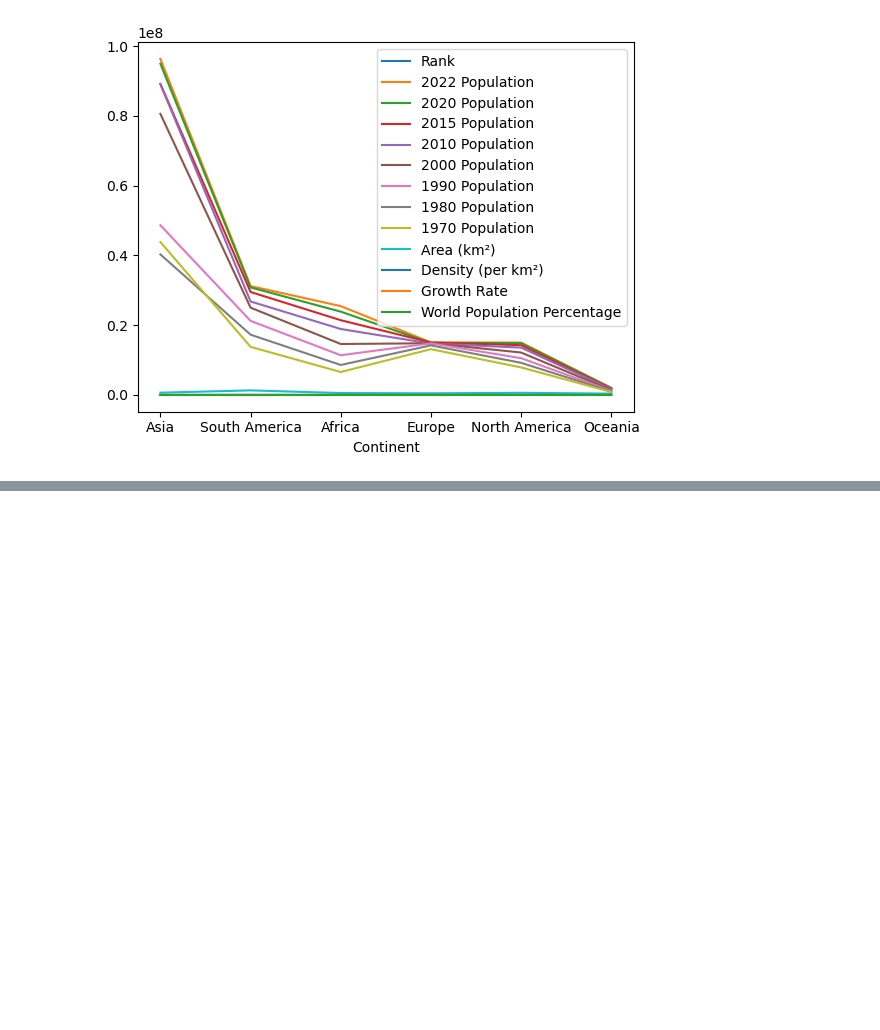
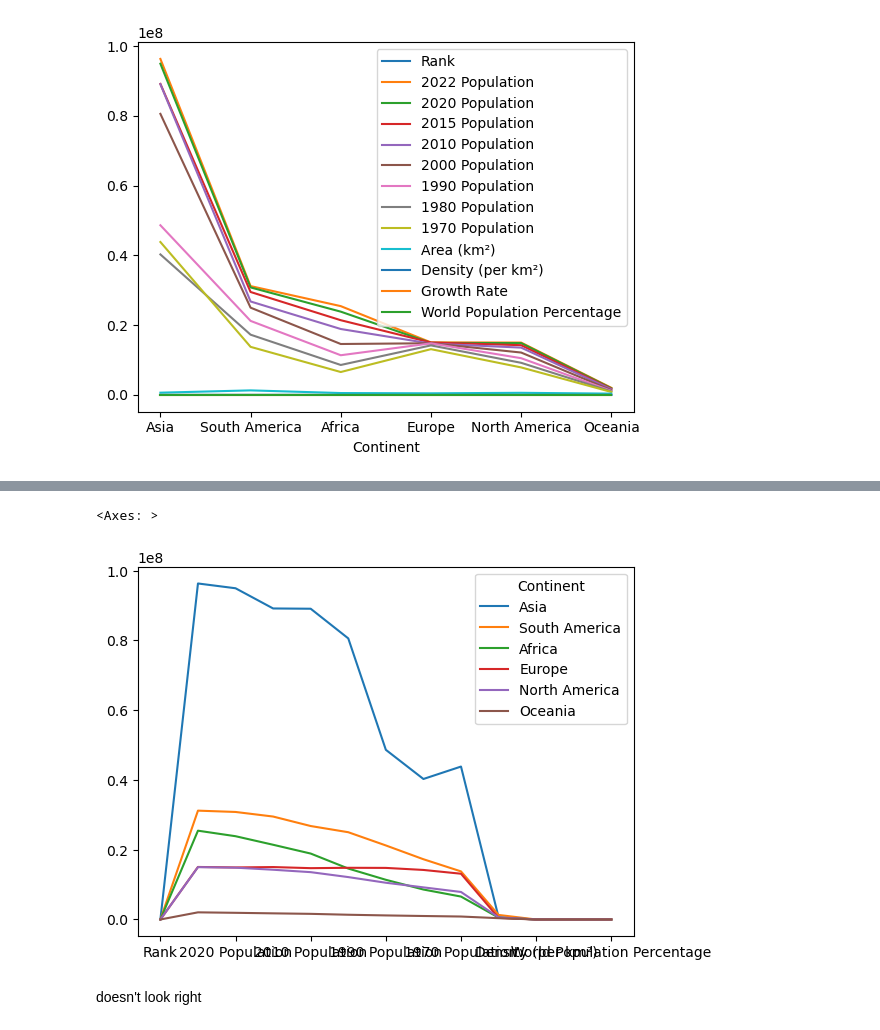
Before and after one commit to muhammadhananbaloch/Data-Analysis, a Jupyter notebook: EDA/Practice 1/EDA-1.ipynb, the cells around one changed output, grey strips where cells are left out. Saved outputs shown, nothing was run; the diff lists cells and outputs as text; code cells hidden in the pictures; blank space fills up the shorter version.

Commit message:
Try to visualize again more aptly.

```diff
--- a/EDA/Practice 1/EDA-1.ipynb
+++ b/EDA/Practice 1/EDA-1.ipynb
@@ -216,0 +219,3 @@ df2.plot()
+# %%
+df3 = df2.transpose()
+df3
@@ -216,0 +237,7 @@ df2.plot()
+# %%
+df3.plot()
+# %% [output]
+<Axes: >
+[figure, added]
+# %% [markdown]
+doesn't look right
```
Also changed, not shown: parts of 2 cells of this notebook.
